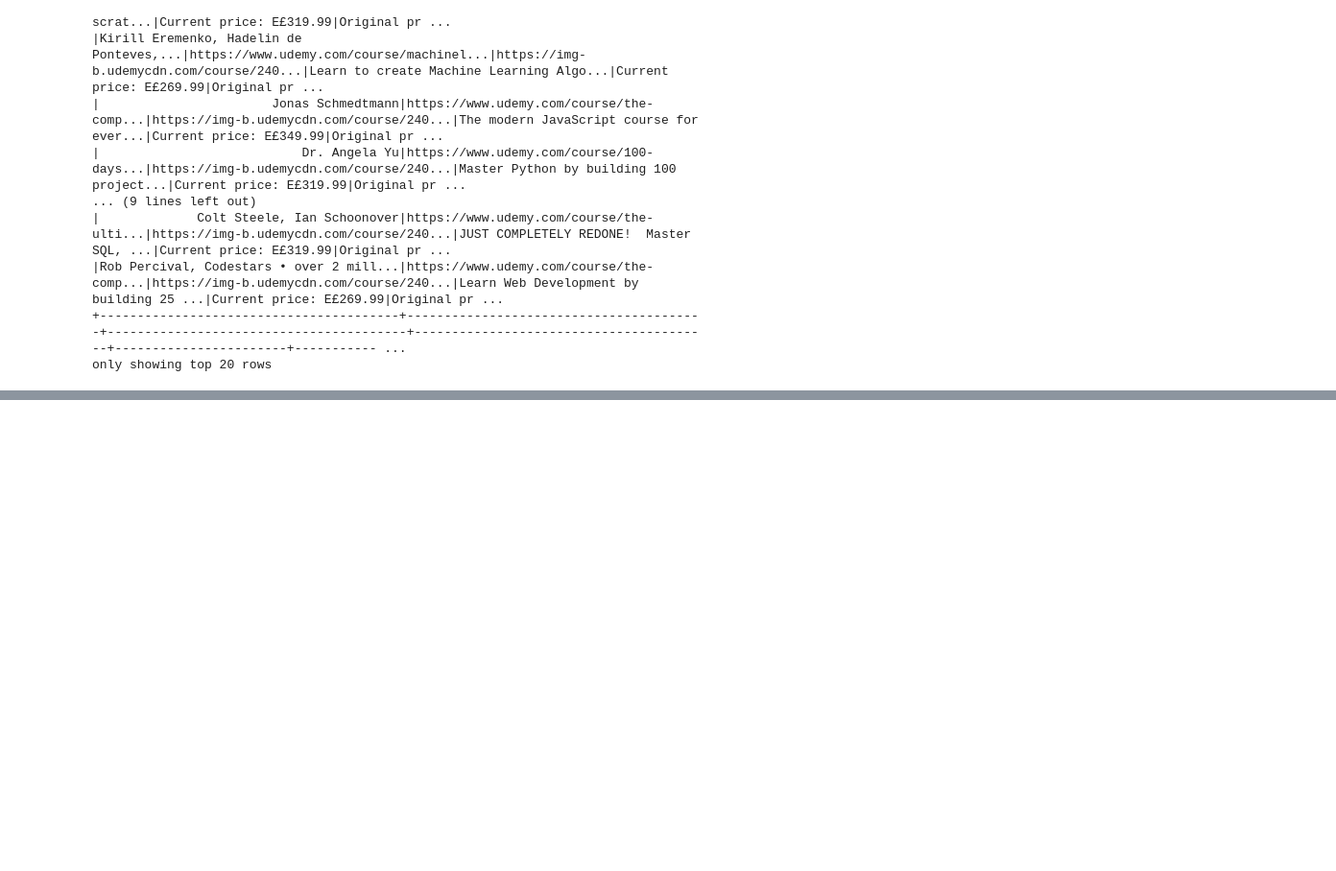
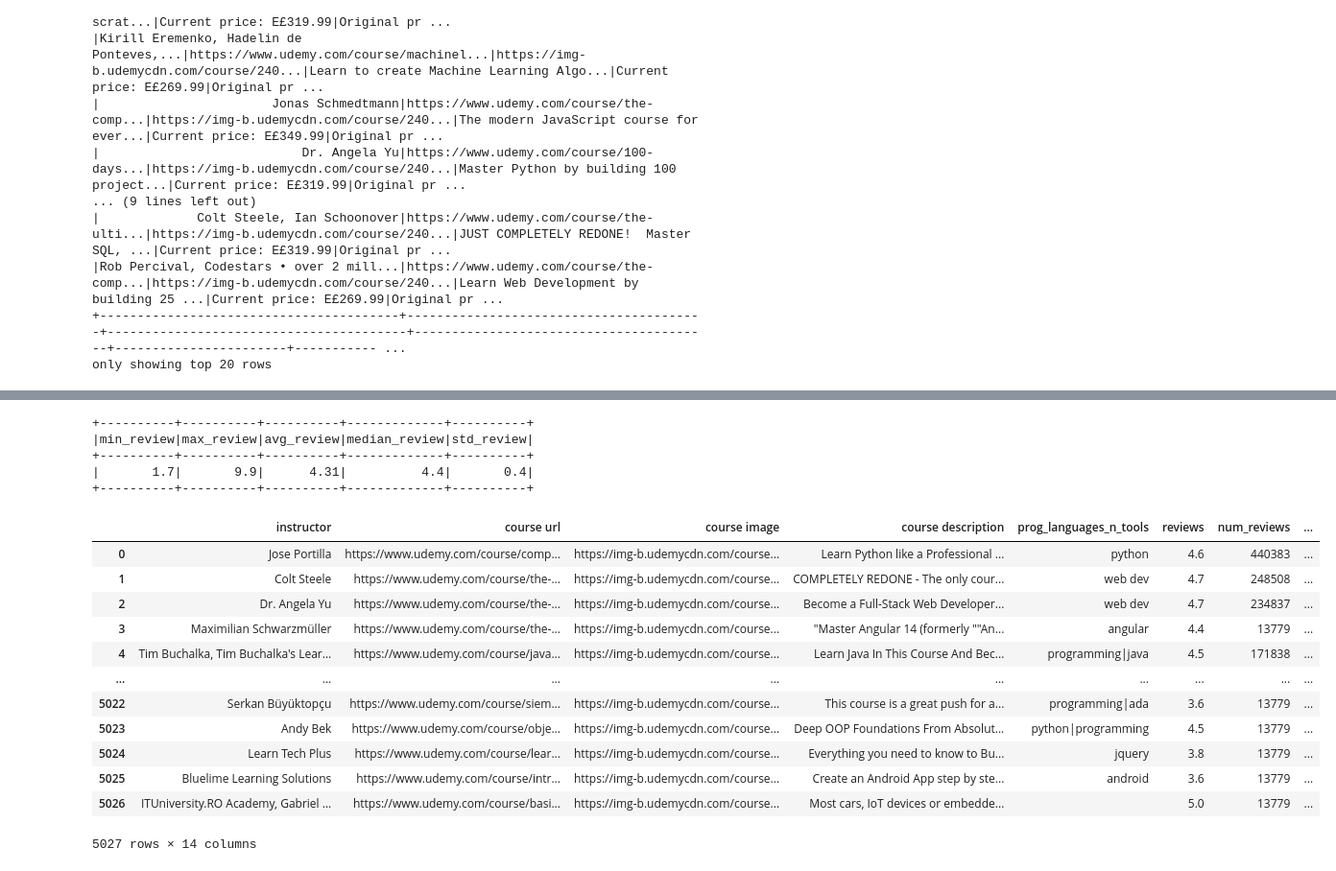
Before and after one commit to chineidu/MLOps_Tutorials, a Jupyter notebook: spark_notes/01_feat_eng.ipynb, the cells around one changed output, grey strips where cells are left out. Shown at 96% size. Cells and saved outputs as stored; diff of their text form; code cells hidden in the pictures; blank space fills up the shorter version.

Commit message:
chore: Update regex used in the notebook

```diff
--- a/spark_notes/01_feat_eng.ipynb
+++ b/spark_notes/01_feat_eng.ipynb
@@ -212,9 +249,9 @@ PATTERN
 @F.udf(returnType=StringType())
 def extract_prog_language(input_: str, pattern: str) -> Any:
     """This returns a list containing the matched pattern."""
-    result = re.compile(pattern=pattern, flags=re.I).findall(string=input_)
+    result = re.compile(pattern=pattern, flags=re.I).findall(string=str(input_))
     result = [var.strip() for var in set(result)]
-    return result
+    return "|".join(result)
 # %%
 data = data.withColumn(
     "prog_languages_n_tools",
@@ -383,7 +418,7 @@ REVIEWS_COUNT_PATTERN = r"\d{4,10}"
 
 data = data.withColumn(
     "num_reviews",
-    F.regexp_extract(F.col("reviews_count"), pattern=REVIEWS_COUNT_PATTERN, idx=0),
+    F.regexp_extract(str=F.col("reviews_count"), pattern=REVIEWS_COUNT_PATTERN, idx=0),
 )
 
 
@@ -741,0 +832,29 @@ only showing top 20 rows
+# %%
+# Extract the patterns and replace invalid values
+NUM_STUDENTS_PATTERN_1 = r"\d{1,3}\,\d{1,3}\,?\d{0,3}"
+NUM_STUDENTS_PATTERN_2 = r"\,"
+NUM_STUDENTS_REPL_VALUE = 99_999
+
+
+data = (
+    data.withColumn(
+        "num_students",
+        F.regexp_extract(
+            str=F.col("students_count"), pattern=NUM_STUDENTS_PATTERN_1, idx=0
+        ),
+    )
+    .withColumn(
+        "num_students",
+        F.regexp_replace(
+            str=F.col("num_students"), pattern=NUM_STUDENTS_PATTERN_2, replacement=""
+        ),
+    )
+    .withColumn(
+        "num_students",
+        F.when(F.col("num_students").isNull(), NUM_STUDENTS_REPL_VALUE)
+        .when(F.col("num_students") == "", NUM_STUDENTS_REPL_VALUE)
+        .otherwise(F.col("num_students")),
+    )
+)
+
+data.show(truncate=40)
@@ -741,0 +879,5 @@ only showing top 20 rows
+# %%
+# Drop irrelevant columns
+data = data.drop("price_after_discount", "main_price", "course_flag", "students_count")
+
+data.show(truncate=50)
@@ -741,0 +902,31 @@ only showing top 20 rows
+# %%
+# Summary stats of course rating
+data.agg(
+    F.min("reviews").alias("min_review"),
+    F.max("reviews").alias("max_review"),
+    F.round(F.avg("reviews"), 2).alias("avg_review"),
+    F.expr("percentile(reviews, 0.5)").alias("median_review"),
+    F.round(F.stddev("reviews"), 2).alias("std_review"),
+).show()
+# %% [output]
++----------+----------+----------+-------------+----------+
+|min_review|max_review|avg_review|median_review|std_review|
++----------+----------+----------+-------------+----------+
+|       1.7|       9.9|      4.31|          4.4|       0.4|
++----------+----------+----------+-------------+----------+
+# %%
+data.toPandas()
+# %% [output]
+|  | instructor | course url | course image | course description | prog_languages_n_tools | reviews | num_reviews | ... |
+| 0 | Jose Portilla | https://www.udemy.com/course/comp... | https://img-b.udemycdn.com/course... | Learn Python like a Professional ... | python | 4.6 | 440383 | ... |
+| 1 | Colt Steele | https://www.udemy.com/course/the-... | https://img-b.udemycdn.com/course... | COMPLETELY REDONE - The only cour... | web dev | 4.7 | 248508 | ... |
+| 2 | Dr. Angela Yu | https://www.udemy.com/course/the-... | https://img-b.udemycdn.com/course... | Become a Full-Stack Web Developer... | web dev | 4.7 | 234837 | ... |
+| 3 | Maximilian Schwarzmüller | https://www.udemy.com/course/the-... | https://img-b.udemycdn.com/course... | "Master Angular 14 (formerly ""An... | angular | 4.4 | 13779 | ... |
+| 4 | Tim Buchalka, Tim Buchalka's Lear... | https://www.udemy.com/course/java... | https://img-b.udemycdn.com/course... | Learn Java In This Course And Bec... | programming|java | 4.5 | 171838 | ... |
+| ... | ... | ... | ... | ... | ... | ... | ... | ... |
+| 5022 | Serkan Büyüktopçu | https://www.udemy.com/course/siem... | https://img-b.udemycdn.com/course... | This course is a great push for a... | programming|ada | 3.6 | 13779 | ... |
+| 5023 | Andy Bek | https://www.udemy.com/course/obje... | https://img-b.udemycdn.com/course... | Deep OOP Foundations From Absolut... | python|programming | 4.5 | 13779 | ... |
+| 5024 | Learn Tech Plus | https://www.udemy.com/course/lear... | https://img-b.udemycdn.com/course... | Everything you need to know to Bu... | jquery | 3.8 | 13779 | ... |
+| 5025 | Bluelime Learning Solutions | https://www.udemy.com/course/intr... | https://img-b.udemycdn.com/course... | Create an Android App step by ste... | android | 3.6 | 13779 | ... |
+| 5026 | ITUniversity.RO Academy, Gabriel ... | https://www.udemy.com/course/basi... | https://img-b.udemycdn.com/course... | Most cars, IoT devices or embedde... |  | 5.0 | 13779 | ... |
+5027 rows × 14 columns
```
Also changed, not shown: parts of 9 cells of this notebook.
